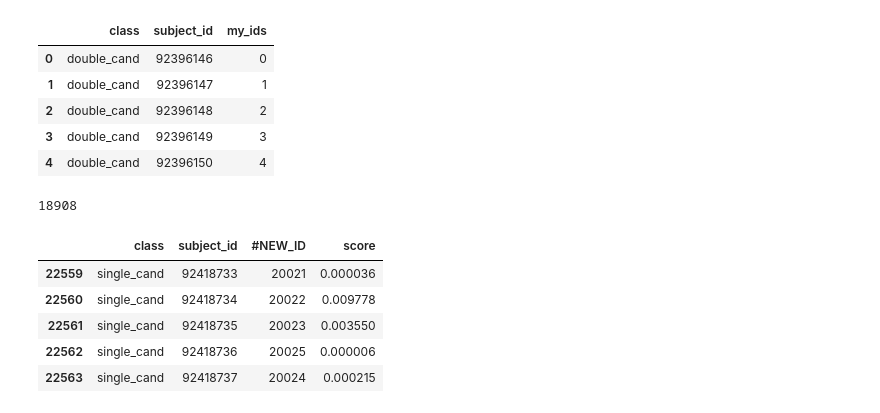
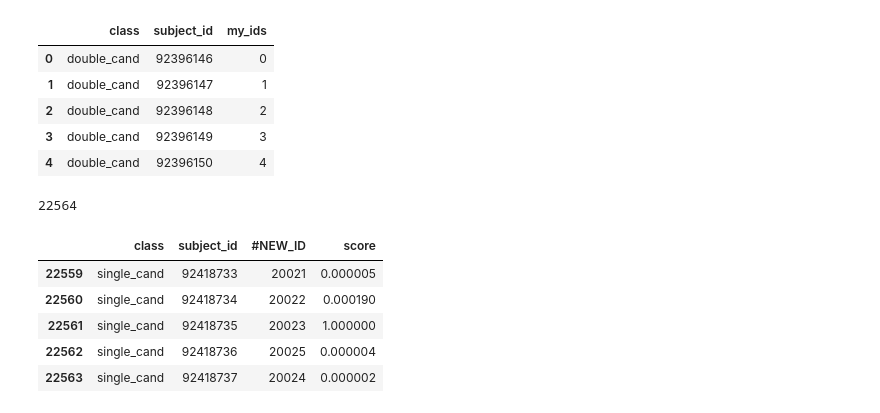
Before and after one commit to JimenaGonzalez/SpaceWarps_Inspection, a Jupyter notebook: Results/Analysis.ipynb, the cells around one changed output. Drawn from its saved outputs; the diff is of its cells as text; code cells hidden in the pictures.

```diff
--- a/Results/Analysis.ipynb
+++ b/Results/Analysis.ipynb
@@ -41,20 +42,23 @@ complete_metadata.head()
 | 3 | double_cand | 92396149 | 3 |
 | 4 | double_cand | 92396150 | 4 |
 # %%
-results = pd.read_csv('DES_VT_Subjects_18_Oct_1800_BST.csv')
+#results = pd.read_csv('DES_VT_Subjects_26_Oct_1600_BST.csv')
+results = pd.read_csv('DES_VT_Subjects_3_Nov_1700_BST.csv')
+#results = pd.read_csv('DES_VT_Subjects_19_Oct_1700_BST.csv')
+#results = pd.read_csv('DES_VT_Subjects_18_Oct_1800_BST.csv')
 
 mask = complete_metadata['subject_id'].isin(results['subject_id'])
 complete_metadata[mask]
 
 key_data = complete_metadata.merge(results[['subject_id', 'score']], on='subject_id', how='left').dropna()
 key_data = key_data.rename({'my_ids': '#NEW_ID'}, axis=1)
 print(len(key_data))
 key_data.tail()
 # %% [output]
-18908
+22564
 |  | class | subject_id | #NEW_ID | score |
-| 22559 | single_cand | 92418733 | 20021 | 0.000036 |
-| 22560 | single_cand | 92418734 | 20022 | 0.009778 |
-| 22561 | single_cand | 92418735 | 20023 | 0.003550 |
-| 22562 | single_cand | 92418736 | 20025 | 0.000006 |
-| 22563 | single_cand | 92418737 | 20024 | 0.000215 |
+| 22559 | single_cand | 92418733 | 20021 | 0.000005 |
+| 22560 | single_cand | 92418734 | 20022 | 0.000190 |
+| 22561 | single_cand | 92418735 | 20023 | 1.000000 |
+| 22562 | single_cand | 92418736 | 20025 | 0.000004 |
+| 22563 | single_cand | 92418737 | 20024 | 0.000002 |
```
Also changed, not shown: parts of 10 cells of this notebook.
